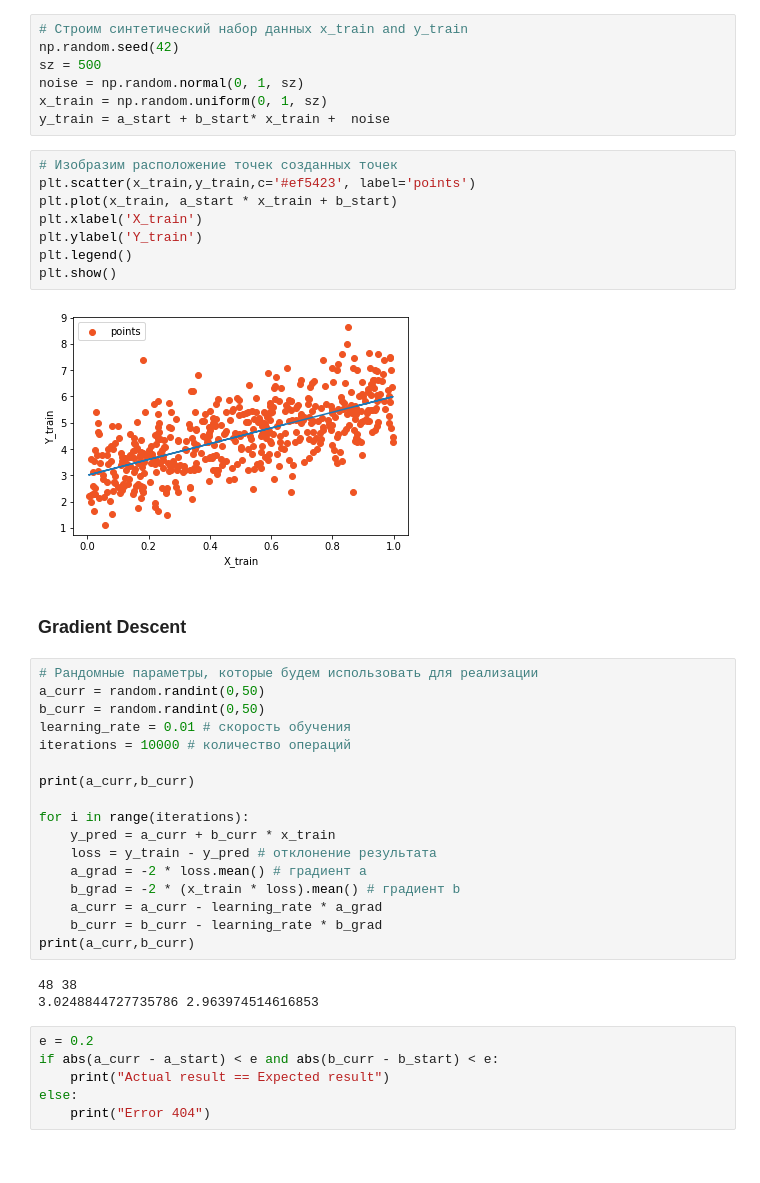
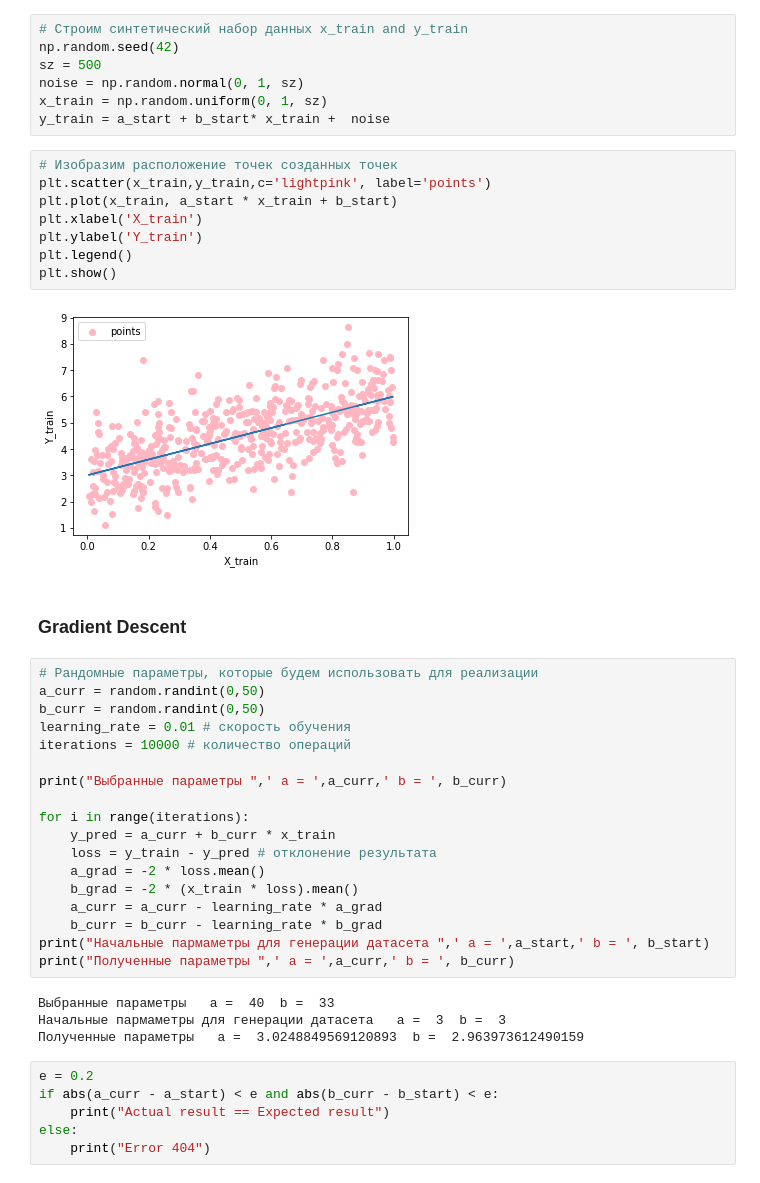
Before and after one commit to NKorzhik/Labs_AD, a Jupyter notebook: Laba1.ipynb, the cells around one changed output. Saved outputs shown, nothing was run; the diff lists cells and outputs as text.

```diff
--- a/Laba1.ipynb
+++ b/Laba1.ipynb
@@ -23,14 +31,14 @@ x_train = np.random.uniform(0, 1, sz)
 y_train = a_start + b_start* x_train +  noise
 # %%
 # Изобразим расположение точек созданных точек
-plt.scatter(x_train,y_train,c='#ef5423', label='points')
+plt.scatter(x_train,y_train,c='lightpink', label='points')
 plt.plot(x_train, a_start * x_train + b_start)
 plt.xlabel('X_train')
 plt.ylabel('Y_train')
 plt.legend()
 plt.show()
 # %% [output]
-[figure, old version]
+[figure, new version]
 # %% [markdown]
 ### Gradient Descent
 # %%
@@ -40,19 +48,21 @@ b_curr = random.randint(0,50)
 learning_rate = 0.01 # скорость обучения
 iterations = 10000 # количество операций
 
-print(a_curr,b_curr)
+print("Выбранные параметры ",' a = ',a_curr,' b = ', b_curr)
 
 for i in range(iterations):
     y_pred = a_curr + b_curr * x_train
     loss = y_train - y_pred # отклонение результата
-    a_grad = -2 * loss.mean() # градиент a
-    b_grad = -2 * (x_train * loss).mean() # градиент b
+    a_grad = -2 * loss.mean()
+    b_grad = -2 * (x_train * loss).mean()
     a_curr = a_curr - learning_rate * a_grad
     b_curr = b_curr - learning_rate * b_grad
-print(a_curr,b_curr)
+print("Начальные пармаметры для генерации датасета ",' a = ',a_start,' b = ', b_start)
+print("Полученные параметры ",' a = ',a_curr,' b = ', b_curr)
 # %% [output]
-48 38
-3.0248844727735786 2.963974514616853
+Выбранные параметры   a =  40  b =  33
+Начальные пармаметры для генерации датасета   a =  3  b =  3
+Полученные параметры   a =  3.0248849569120893  b =  2.963973612490159
 # %%
 e = 0.2
 if abs(a_curr - a_start) < e and abs(b_curr - b_start) < e:
```
Also changed, not shown: parts of 11 cells of this notebook.
